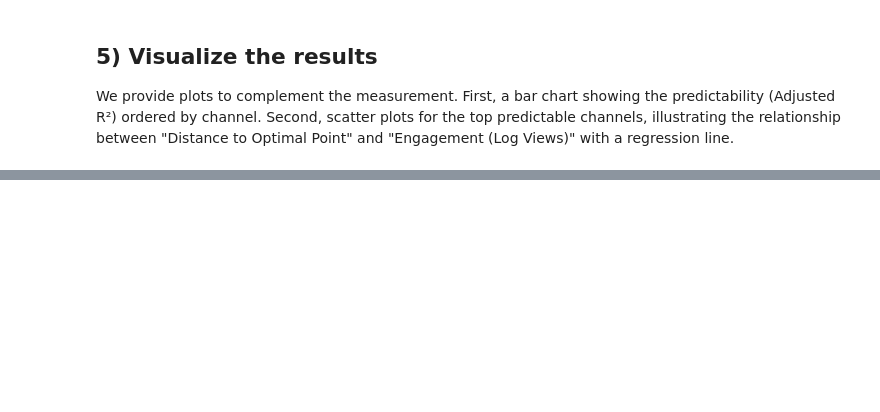
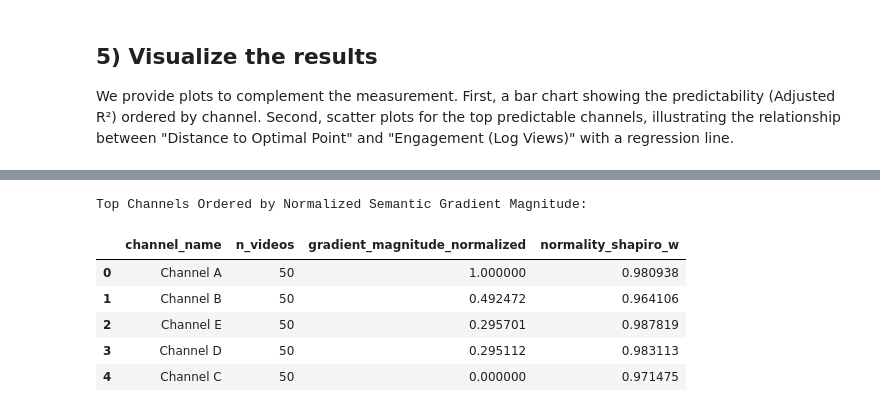
Before and after one commit to sanmquin/AI, a Jupyter notebook: src/Graphiko/4.Semantic-Engagement.ipynb, the cells around one changed output, grey strips where cells are left out. Saved outputs shown, nothing was run; the diff lists cells and outputs as text; code cells hidden in the pictures; blank space fills up the shorter version.

```diff
--- a/src/Graphiko/4.Semantic-Engagement.ipynb
+++ b/src/Graphiko/4.Semantic-Engagement.ipynb
@@ -256,0 +229,71 @@ Passing `palette` without assigning `hue` is deprecated and will be removed in v
+# %%
+from sklearn.linear_model import Ridge
+from scipy.stats import shapiro
+from sklearn.preprocessing import MinMaxScaler
+
+if not df.empty and 'metrics_df' in locals() and optimal_points:
+    gradient_data = []
+
+    for channel_name, group in df.groupby('channel_name'):
+        if len(group) < 5: # Need enough points for meaningful regression and stats
+            continue
+
+        optimal_point = optimal_points[channel_name]
+        emb_matrix = group[dim_cols].to_numpy()
+        log_views = group['log_views'].to_numpy()
+
+        # 1. Compute displacement from the optimal point
+        displacement = emb_matrix - optimal_point
+
+        # 2. Fit Ridge Regression to find the Semantic Gradient direction
+        model = Ridge(alpha=1.0)
+        model.fit(displacement, log_views)
+        gradient_vector = model.coef_
+
+        # 3. Calculate Gradient Magnitude (how strongly engagement changes)
+        gradient_magnitude = np.linalg.norm(gradient_vector)
+
+        # 4. Project displacements onto the gradient direction for 1D analysis
+        if gradient_magnitude > 1e-8:
+            projection = np.dot(displacement, gradient_vector) / gradient_magnitude
+        else:
+            projection = np.zeros(len(displacement))
+
+        # Add projection back to the dataframe for plotting later
+        df.loc[group.index, 'gradient_projection'] = projection
+
+        # 5. Calculate Normality (Shapiro-Wilk W-statistic) of the field
+        if len(projection) >= 3:
+            stat, p_value = shapiro(projection)
+        else:
+            stat, p_value = np.nan, np.nan
+
+        gradient_data.append({
+            'channel_name': channel_name,
+            'gradient_magnitude': gradient_magnitude,
+            'normality_shapiro_w': stat
+        })
+
+    grad_df = pd.DataFrame(gradient_data)
+
+    # 6. Normalize Gradient Magnitude to [0, 1] scale
+    if not grad_df.empty:
+        scaler = MinMaxScaler()
+        grad_df['gradient_magnitude_normalized'] = scaler.fit_transform(grad_df[['gradient_magnitude']])
+
+        # Merge the new statistics back into the original metrics_df
+        metrics_df = metrics_df.merge(grad_df, on='channel_name', how='left')
+
+        # Order channels by normalized magnitude for display
+        metrics_df = metrics_df.sort_values(by='gradient_magnitude_normalized', ascending=False).reset_index(drop=True)
+
+        print("Top Channels Ordered by Normalized Semantic Gradient Magnitude:")
+        display(metrics_df[['channel_name', 'n_videos', 'gradient_magnitude_normalized', 'normality_shapiro_w']].head(10))
+# %% [output]
+Top Channels Ordered by Normalized Semantic Gradient Magnitude:
+|  | channel_name | n_videos | gradient_magnitude_normalized | normality_shapiro_w |
+| 0 | Channel A | 50 | 1.000000 | 0.980938 |
+| 1 | Channel B | 50 | 0.492472 | 0.964106 |
+| 2 | Channel E | 50 | 0.295701 | 0.987819 |
+| 3 | Channel D | 50 | 0.295112 | 0.983113 |
+| 4 | Channel C | 50 | 0.000000 | 0.971475 |
```
Also changed, not shown: parts of 6 cells of this notebook.
